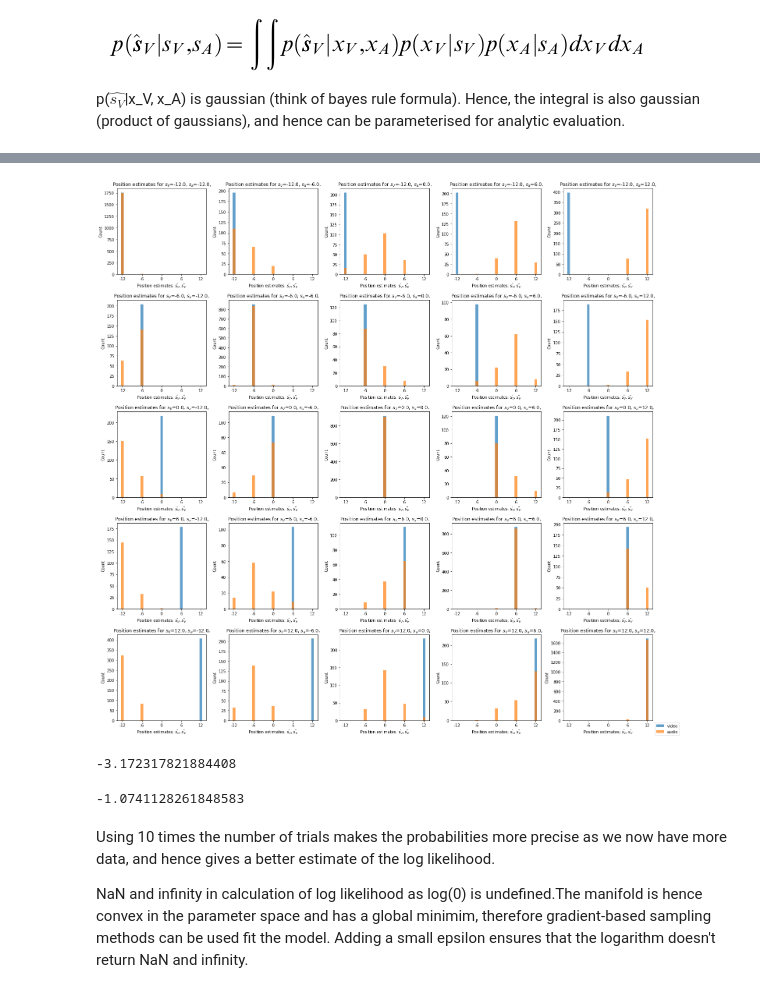
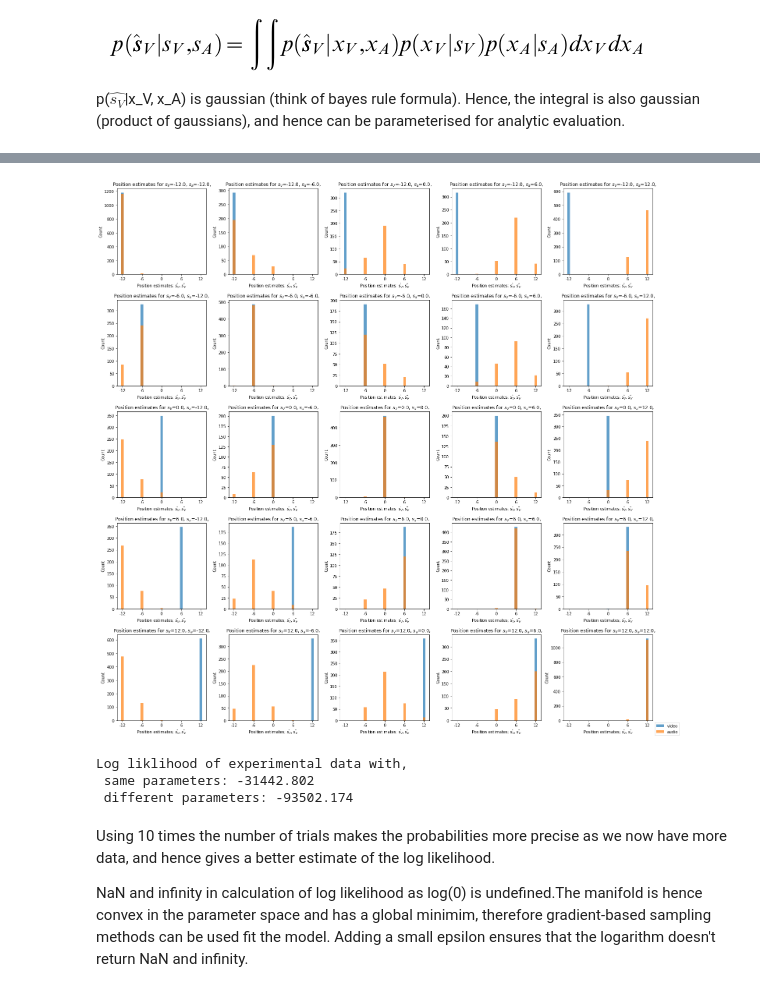
Before and after one commit to anujanegi/causal-inference, a Jupyter notebook: Causal Inference in Multisensory Perception.ipynb, the cells around one changed output, grey strips where cells are left out. Drawn from its saved outputs; the diff is of its cells as text; code cells hidden in the pictures.

```diff
--- a/Causal Inference in Multisensory Perception.ipynb
+++ b/Causal Inference in Multisensory Perception.ipynb
@@ -35,20 +44,21 @@ p($\hat{s_V}$|x_V, x_A) is gaussian (think of bayes rule formula).  Hence, the i
 # %%
 trials = int(1e4)
-stimulus_pairs, _ = model.generate_stimulus_pairs(trials)
+stimulus_pairs = model.generate_stimulus_pairs(trials)
 # %%
-s_hat_v_hist, s_hat_a_hist = model.make_button_presses(stimulus_pairs, plot=True)
+experimental_data = model.make_button_presses(stimulus_pairs, plot=True)
 # %% [output]
-[figure, old version]
+[figure, new version]
-# %%
-# sigma_p = 15
-model.log_likelihood(s_hat_v_hist, s_hat_a_hist)
-# %% [output]
--3.172317821884408
 # %%
+# experimental data with same parameters
+log_likelihood_same = model.log_likelihood(experimental_data)
 # testing function with different parameters
-model.log_likelihood(p_commom=0.5, sigma_v=0.1, sigma_a=2, sigma_p=2)
+log_likelihood_diff = model.log_likelihood(experimental_data, p_commom=0.6, sigma_v=0.1, sigma_a=4, sigma_p=1)
+
+print('Log liklihood of experimental data with, \n same parameters: %.3f \n different parameters: %.3f'%(log_likelihood_same, log_likelihood_diff))
 # %% [output]
--1.0741128261848583
+Log liklihood of experimental data with,
+ same parameters: -31442.802
+ different parameters: -93502.174
 # %% [markdown]
 Using 10 times the number of trials makes the probabilities more precise as we now have more data, and hence gives a better estimate of the log likelihood.
 
```
Also changed, not shown: parts of 9 cells of this notebook.
